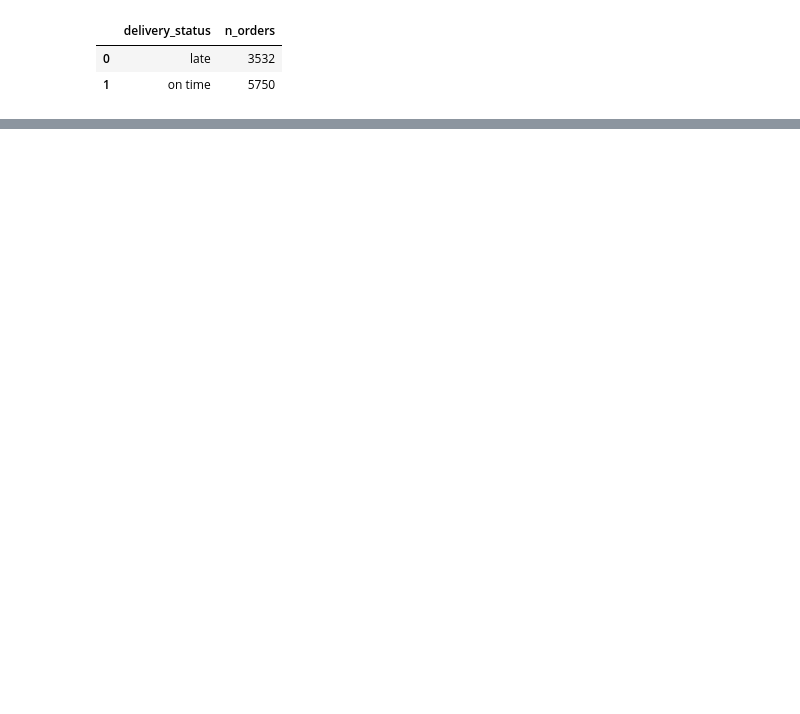
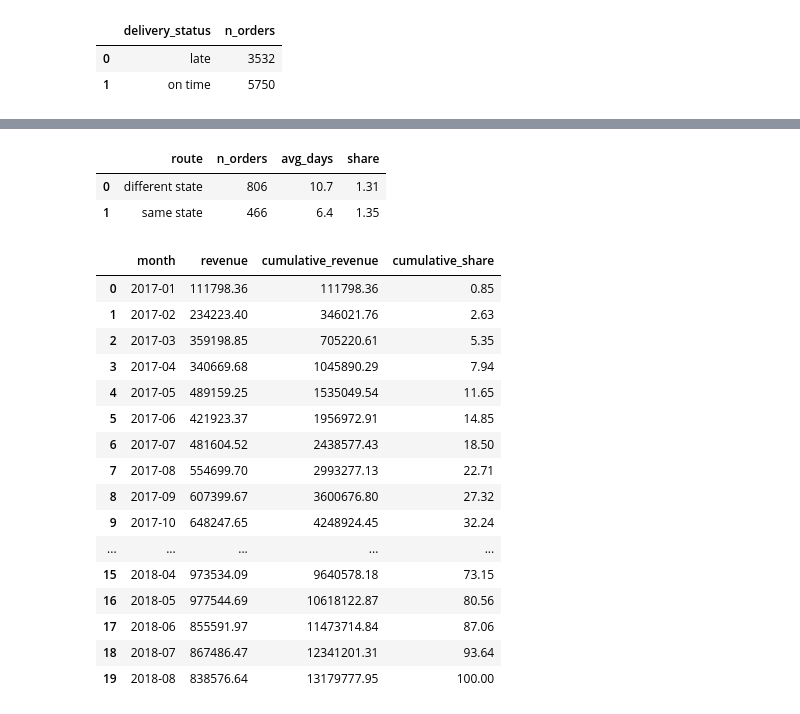
Before and after one commit to PedroAraigiH/olist-sql-analysis, a Jupyter notebook: analysis.ipynb, the cells around one changed output, grey strips where cells are left out. Saved outputs shown, nothing was run; the diff lists cells and outputs as text; code cells hidden in the pictures; blank space fills up the shorter version.

```diff
--- a/analysis.ipynb
+++ b/analysis.ipynb
@@ -828,0 +840,78 @@ display(df1)
+# %%
+df1 = run(f"""
+WITH multiple_seller_orders AS (
+    SELECT order_id, seller_id
+    FROM order_items
+    GROUP BY order_id
+    HAVING COUNT(DISTINCT seller_id) > 1
+)
+SELECT CASE WHEN customer_state = seller_state THEN 'same state' ELSE 'different state' END AS route,
+       COUNT(*) AS n_orders,
+       ROUND(AVG(JULIANDAY(o.order_delivered_customer_date) - JULIANDAY(o.order_purchase_timestamp)), 1) AS avg_days
+FROM orders o
+JOIN multiple_seller_orders x ON x.order_id = o.order_id
+JOIN sellers s ON x.seller_id = s.seller_id
+JOIN customers c ON o.customer_id = c.customer_id
+WHERE {SCOPE}
+GROUP BY route;
+""")
+df2 = run(f"""
+WITH single_seller_orders AS (
+    SELECT order_id, MIN(seller_id) AS seller_id
+    FROM order_items
+    GROUP BY order_id
+    HAVING COUNT(DISTINCT seller_id) = 1
+)
+SELECT CASE WHEN customer_state = seller_state THEN 'same state' ELSE 'different state' END AS route,
+       COUNT(*) AS n_orders,
+       ROUND(AVG(JULIANDAY(o.order_delivered_customer_date) - JULIANDAY(o.order_purchase_timestamp)), 1) AS avg_days
+FROM orders o
+JOIN single_seller_orders x ON x.order_id = o.order_id
+JOIN sellers s ON x.seller_id = s.seller_id
+JOIN customers c ON o.customer_id = c.customer_id
+WHERE {SCOPE}
+GROUP BY route;
+""")
+df1["share"]= (df1["n_orders"]/(df1["n_orders"]+df2["n_orders"]) *100).round(2)
+display(df1)
+# %% [output]
+|  | route | n_orders | avg_days | share |
+| 0 | different state | 806 | 10.7 | 1.31 |
+| 1 | same state | 466 | 6.4 | 1.35 |
+# %%
+run(f"""
+WITH monthly_revenue AS (
+    SELECT
+        strftime('%Y-%m', order_purchase_timestamp) AS month,
+        COUNT(DISTINCT i.order_id) AS n_orders,
+        SUM(price) AS revenue
+    FROM orders o
+    JOIN order_items i ON o.order_id=i.order_id
+    WHERE {SCOPE}
+    GROUP BY month
+)
+SELECT
+    month,
+    revenue,
+    SUM(revenue) OVER (ORDER BY month) AS cumulative_revenue,
+    ROUND(SUM(revenue) OVER (ORDER BY month)/SUM(revenue) OVER () *100, 2) AS cumulative_share
+FROM monthly_revenue;
+""")
+# %% [output]
+|  | month | revenue | cumulative_revenue | cumulative_share |
+| 0 | 2017-01 | 111798.36 | 111798.36 | 0.85 |
+| 1 | 2017-02 | 234223.40 | 346021.76 | 2.63 |
+| 2 | 2017-03 | 359198.85 | 705220.61 | 5.35 |
+| 3 | 2017-04 | 340669.68 | 1045890.29 | 7.94 |
+| 4 | 2017-05 | 489159.25 | 1535049.54 | 11.65 |
+| 5 | 2017-06 | 421923.37 | 1956972.91 | 14.85 |
+| 6 | 2017-07 | 481604.52 | 2438577.43 | 18.50 |
+| 7 | 2017-08 | 554699.70 | 2993277.13 | 22.71 |
+| 8 | 2017-09 | 607399.67 | 3600676.80 | 27.32 |
+| 9 | 2017-10 | 648247.65 | 4248924.45 | 32.24 |
+| ... | ... | ... | ... | ... |
+| 15 | 2018-04 | 973534.09 | 9640578.18 | 73.15 |
+| 16 | 2018-05 | 977544.69 | 10618122.87 | 80.56 |
+| 17 | 2018-06 | 855591.97 | 11473714.84 | 87.06 |
+| 18 | 2018-07 | 867486.47 | 12341201.31 | 93.64 |
+| 19 | 2018-08 | 838576.64 | 13179777.95 | 100.00 |
```
Also changed, not shown: parts of 6 cells of this notebook, 8 other files.
